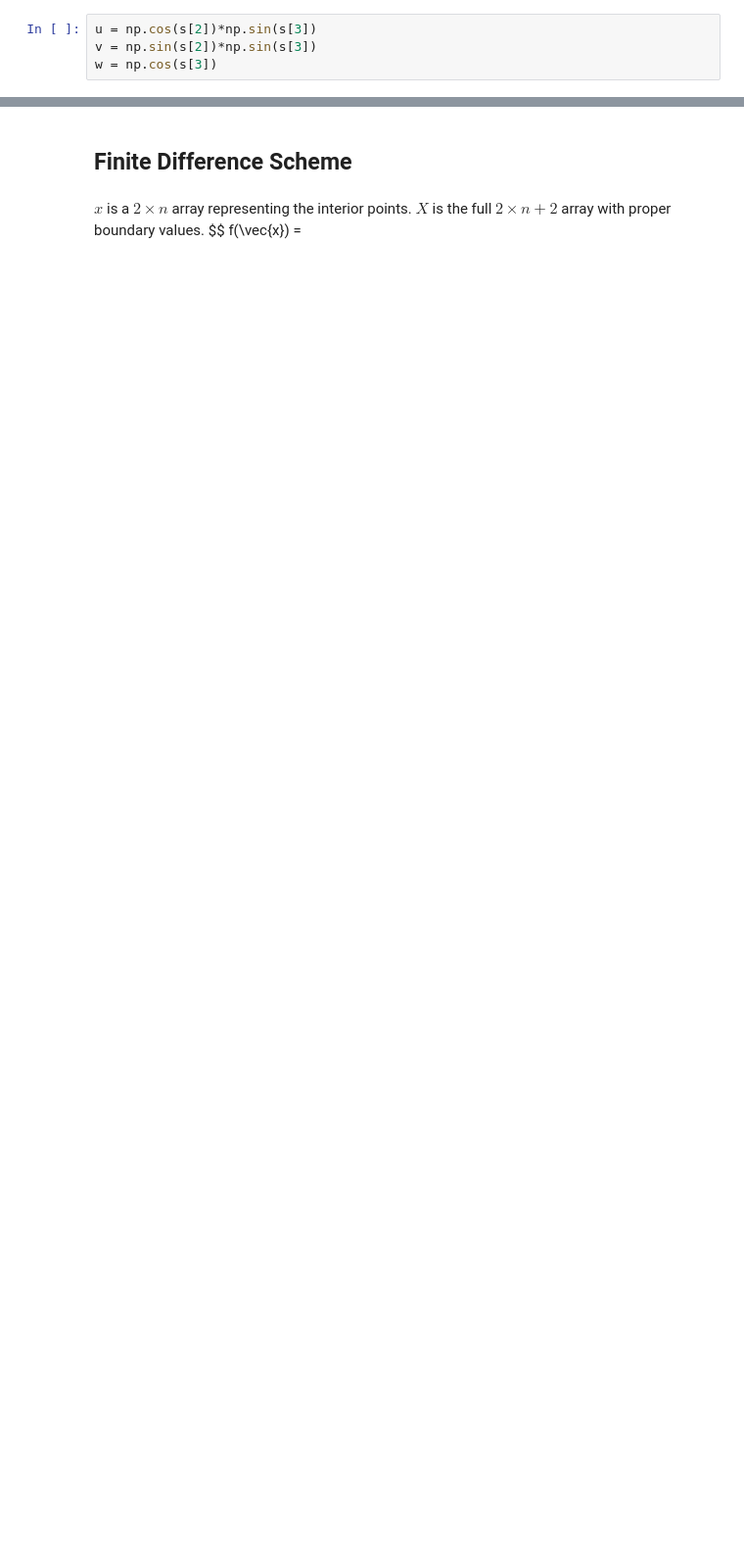
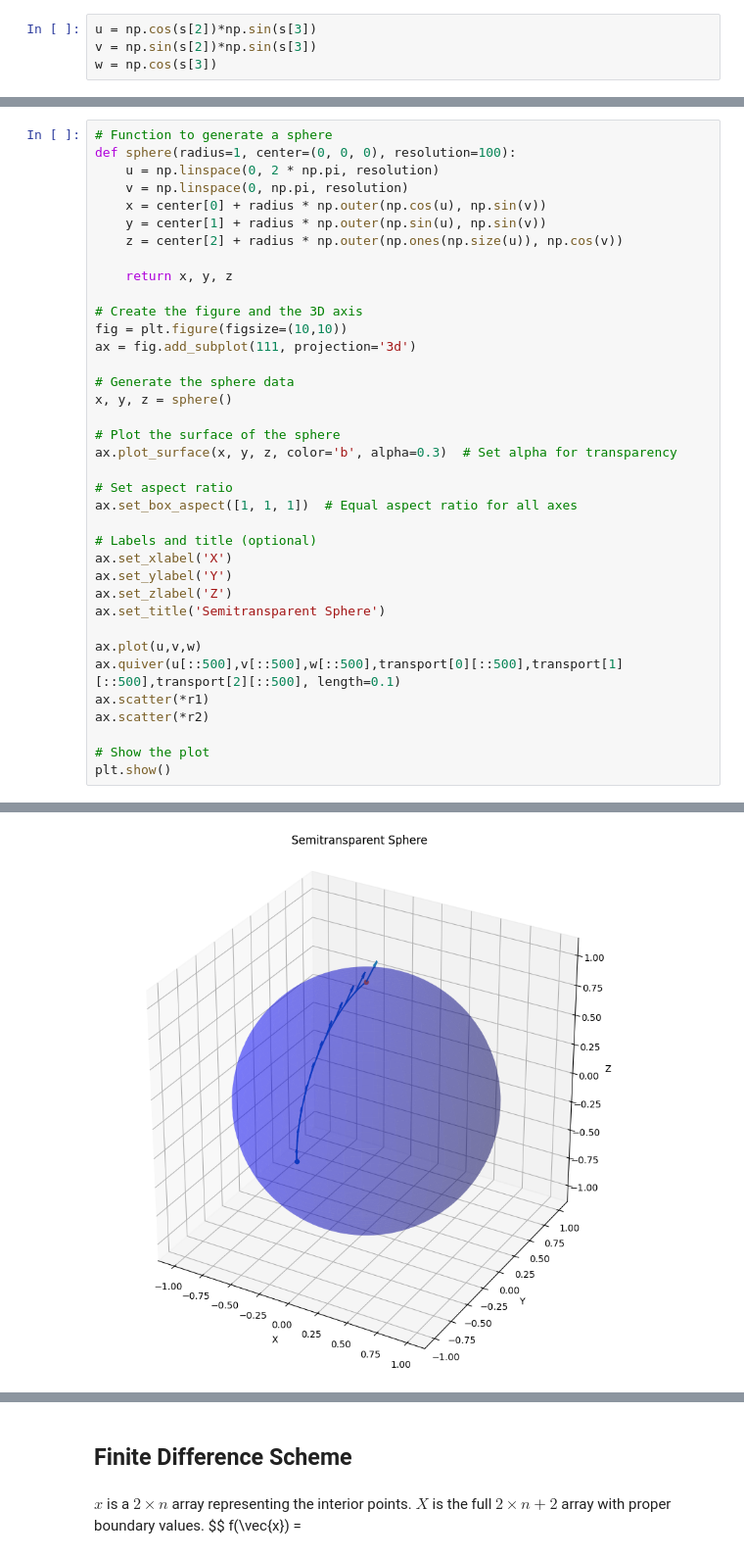
Before and after one commit to knownothingbozo/general_relativity, a Jupyter notebook: SphereGeo.V0.3.ipynb, the cells around one changed output, grey strips where cells are left out. Shown at 98% size. Drawn from its saved outputs; the diff is of its cells as text; blank space fills up the shorter version.

Commit message:
updated polar and sphere geodesics

```diff
--- a/SphereGeo.V0.3.ipynb
+++ b/SphereGeo.V0.3.ipynb
@@ -170,0 +236,38 @@ Text(0.5, 0.92, 'Semitransparent Sphere')
+# %%
+# Function to generate a sphere
+def sphere(radius=1, center=(0, 0, 0), resolution=100):
+    u = np.linspace(0, 2 * np.pi, resolution)
+    v = np.linspace(0, np.pi, resolution)
+    x = center[0] + radius * np.outer(np.cos(u), np.sin(v))
+    y = center[1] + radius * np.outer(np.sin(u), np.sin(v))
+    z = center[2] + radius * np.outer(np.ones(np.size(u)), np.cos(v))
+
+    return x, y, z
+
+# Create the figure and the 3D axis
+fig = plt.figure(figsize=(10,10))
+ax = fig.add_subplot(111, projection='3d')
+
+# Generate the sphere data
+x, y, z = sphere()
+
+# Plot the surface of the sphere
+ax.plot_surface(x, y, z, color='b', alpha=0.3)  # Set alpha for transparency
+
+# Set aspect ratio
+ax.set_box_aspect([1, 1, 1])  # Equal aspect ratio for all axes
+
+# Labels and title (optional)
+ax.set_xlabel('X')
+ax.set_ylabel('Y')
+ax.set_zlabel('Z')
+ax.set_title('Semitransparent Sphere')
+
+ax.plot(u,v,w)
+ax.quiver(u[::500],v[::500],w[::500],transport[0][::500],transport[1][::500],transport[2][::500], length=0.1)
+ax.scatter(*r1)
+ax.scatter(*r2)
+
+# Show the plot
+plt.show()
+# %% [output]
@@ -170,0 +283 @@ Text(0.5, 0.92, 'Semitransparent Sphere')
+[figure, added]
```
Also changed, not shown: parts of 18 cells of this notebook.
